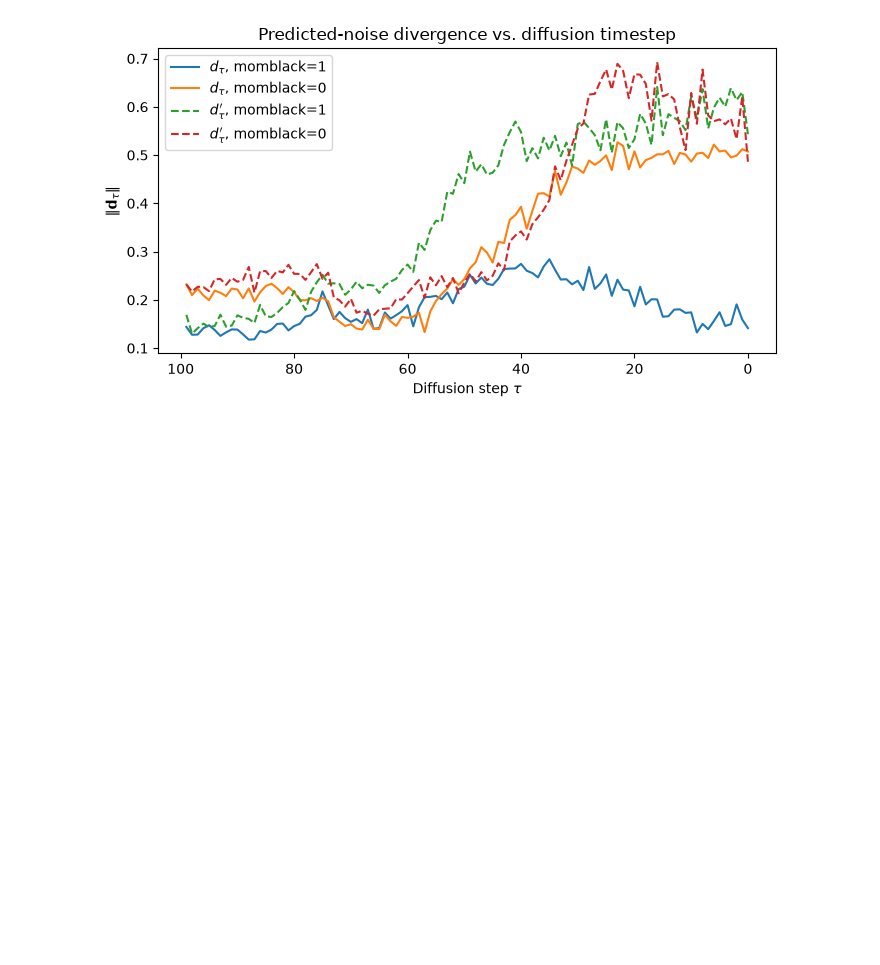
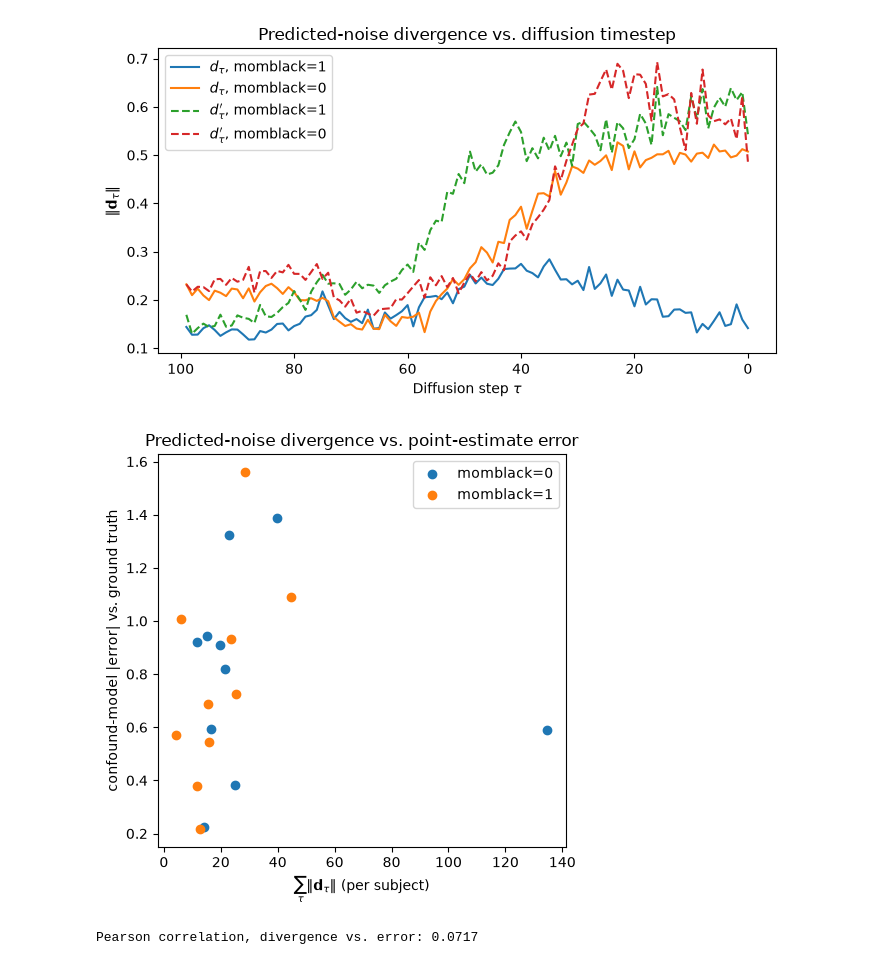
Before and after one commit to case547/diffusion-irregular-ehr, a Jupyter notebook: confounding_diffusion.ipynb, the cells around one changed output. Cells and saved outputs as stored; diff of their text form; code cells hidden in the pictures; blank space fills up the shorter version.

Commit message:
feat: add claim-3 divergence-vs-error stratified plot

```diff
--- a/confounding_diffusion.ipynb
+++ b/confounding_diffusion.ipynb
@@ -233,3 +233,30 @@ fig.savefig("images/confounding_divergence_vs_tau.png", dpi=150)
 plt.show()
 # %% [output]
 [figure]
+# %%
+subject_divergence = d_tau_norm.sum(dim=0)  # (N,) -- sum_tau ||d_tau|| per subject
+
+fig, ax = plt.subplots(figsize=(5, 5))
+ax.scatter(
+    subject_divergence[control_mask].numpy(),
+    err_conf[control_mask].numpy(),
+    label="momblack=0",
+)
+ax.scatter(
+    subject_divergence[flipped_mask].numpy(),
+    err_conf[flipped_mask].numpy(),
+    label="momblack=1",
+)
+ax.set_xlabel(r"$\sum_\tau \|\mathbf{d}_\tau\|$ (per subject)")
+ax.set_ylabel("confound-model |error| vs. ground truth")
+ax.set_title("Predicted-noise divergence vs. point-estimate error")
+ax.legend()
+fig.tight_layout()
+fig.savefig("images/confounding_divergence_vs_error.png", dpi=150)
+plt.show()
+
+corr = np.corrcoef(subject_divergence.numpy(), err_conf.numpy())[0, 1]
+print(f"Pearson correlation, divergence vs. error: {corr:.4f}")
+# %% [output]
+[figure, added]
+Pearson correlation, divergence vs. error: 0.0717
```
Also changed, not shown: 1 other file.
